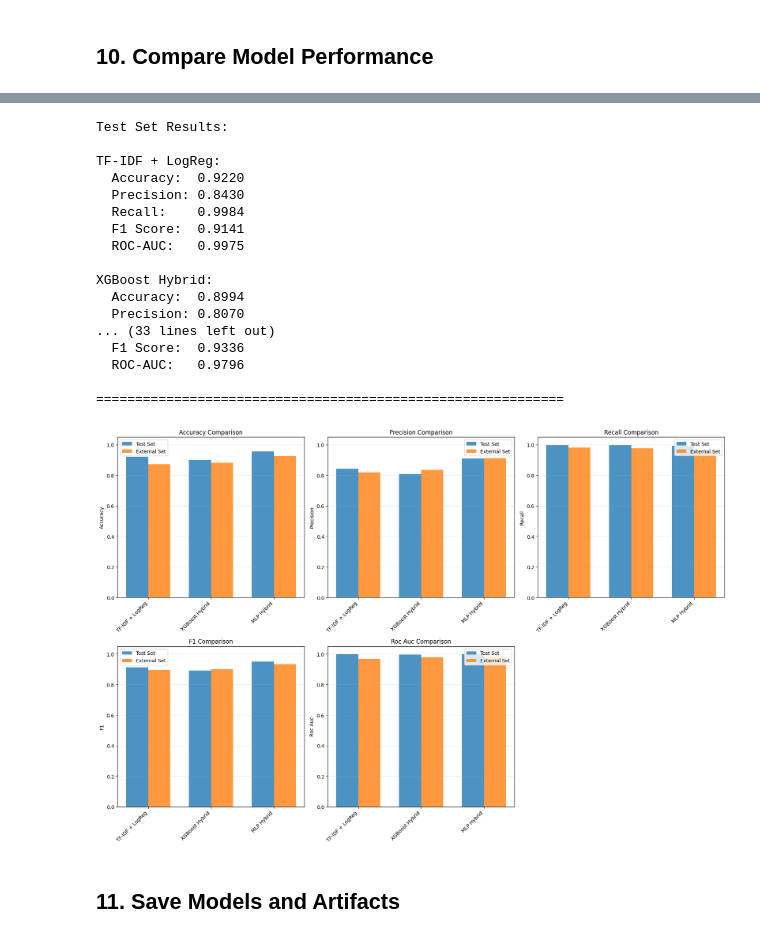
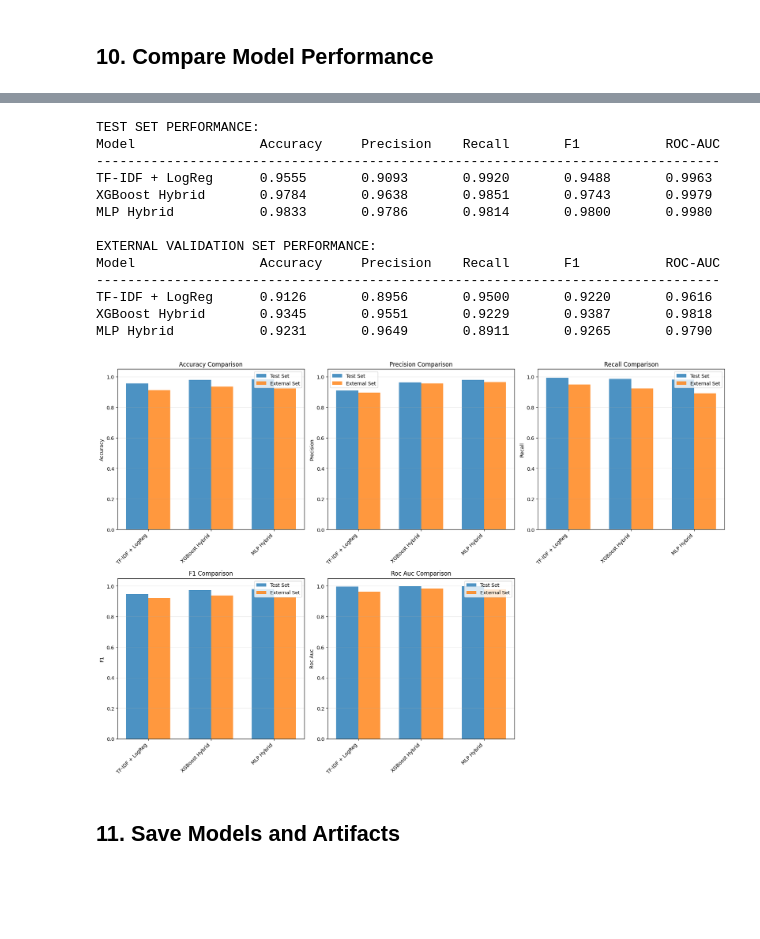
Before and after one commit to Latandu/PhishStop, a Jupyter notebook: app/models/train_models_with_wandb.ipynb, the cells around one changed output, grey strips where cells are left out. Cells and saved outputs as stored; diff of their text form; code cells hidden in the pictures; blank space fills up the shorter version.

```diff
--- a/app/models/train_models_with_wandb.ipynb
+++ b/app/models/train_models_with_wandb.ipynb
@@ -1360,8 +1415,10 @@ optimizer = torch.optim.Adam(
     weight_decay=config["mlp_weight_decay"]
 )
 
-pos_weight = torch.tensor([config['mlp_pos_weight']], device=device)
+# AGGRESSIVE: Use weighted loss to heavily penalize False Negatives (missing phishing)
+pos_weight = torch.tensor([config['class_weight_ratio']], device=device)
 criterion = nn.BCEWithLogitsLoss(pos_weight=pos_weight)
+print(f"\n⚠️  Using weighted BCE loss with pos_weight={config['class_weight_ratio']} (penalizes False Negatives)")
 
 # Training loop
 best_val_loss = float('inf')
@@ -1673,29 +1723,23 @@ wandb.log({"comparison/pr_curves": wandb.Image(fig)})
 plt.show()
 plt.close()
 
-
-print("\nTest Set Results:")
+# Test set comparison
+print("\nTEST SET PERFORMANCE:")
+print(f"{'Model':<20} {'Accuracy':<12} {'Precision':<12} {'Recall':<12} {'F1':<12} {'ROC-AUC':<12}")
+print("-" * 80)
 for model_name, metrics in comparison_data.items():
     test_m = metrics['test']
-    print(f"\n{model_name}:")
-    print(f"  Accuracy:  {test_m['accuracy']:.4f}")
-    print(f"  Precision: {test_m['precision']:.4f}")
-    print(f"  Recall:    {test_m['recall']:.4f}")
-    print(f"  F1 Score:  {test_m['f1']:.4f}")
-    print(f"  ROC-AUC:   {test_m['roc_auc']:.4f}")
+    print(f"{model_name:<20} {test_m['accuracy']:<12.4f} {test_m['precision']:<12.4f} "
+          f"{test_m['recall']:<12.4f} {test_m['f1']:<12.4f} {test_m['roc_auc']:<12.4f}")
 
-print("\n" + "-"*60)
-print("\nExternal Validation Results:")
+# External set comparison
+print("\nEXTERNAL VALIDATION SET PERFORMANCE:")
+print(f"{'Model':<20} {'Accuracy':<12} {'Precision':<12} {'Recall':<12} {'F1':<12} {'ROC-AUC':<12}")
+print("-" * 80)
 for model_name, metrics in comparison_data.items():
     ext_m = metrics['external']
-    print(f"\n{model_name}:")
-    print(f"  Accuracy:  {ext_m['accuracy']:.4f}")
-    print(f"  Precision: {ext_m['precision']:.4f}")
-    print(f"  Recall:    {ext_m['recall']:.4f}")
-    print(f"  F1 Score:  {ext_m['f1']:.4f}")
-    print(f"  ROC-AUC:   {ext_m['roc_auc']:.4f}")
-
-print("\n" + "="*60)
+    print(f"{model_name:<20} {ext_m['accuracy']:<12.4f} {ext_m['precision']:<12.4f} "
+          f"{ext_m['recall']:<12.4f} {ext_m['f1']:<12.4f} {ext_m['roc_auc']:<12.4f}")
 
 # Create comparison visualizations
 fig, axes = plt.subplots(2, 3, figsize=(18, 12))
@@ -1748,21 +1792,17 @@ wandb.log({"comparison/performance_table": comparison_table})
-Test Set Results:
+TEST SET PERFORMANCE:
+Model                Accuracy     Precision    Recall       F1           ROC-AUC
+--------------------------------------------------------------------------------
+TF-IDF + LogReg      0.9555       0.9093       0.9920       0.9488       0.9963
+XGBoost Hybrid       0.9784       0.9638       0.9851       0.9743       0.9979
+MLP Hybrid           0.9833       0.9786       0.9814       0.9800       0.9980
 
-TF-IDF + LogReg:
-  Accuracy:  0.9220
-  Precision: 0.8430
-  Recall:    0.9984
-  F1 Score:  0.9141
-  ROC-AUC:   0.9975
-
-XGBoost Hybrid:
-  Accuracy:  0.8994
-  Precision: 0.8070
-... (33 lines left out)
-  F1 Score:  0.9336
-  ROC-AUC:   0.9796
-
-============================================================
+EXTERNAL VALIDATION SET PERFORMANCE:
+Model                Accuracy     Precision    Recall       F1           ROC-AUC
+--------------------------------------------------------------------------------
+TF-IDF + LogReg      0.9126       0.8956       0.9500       0.9220       0.9616
+XGBoost Hybrid       0.9345       0.9551       0.9229       0.9387       0.9818
+MLP Hybrid           0.9231       0.9649       0.8911       0.9265       0.9790
-[figure, old version]
+[figure, new version]
 # %% [markdown]
 ## 11. Save Models and Artifacts
 # %%
```
Also changed, not shown: parts of 19 cells of this notebook, 7 other files.
